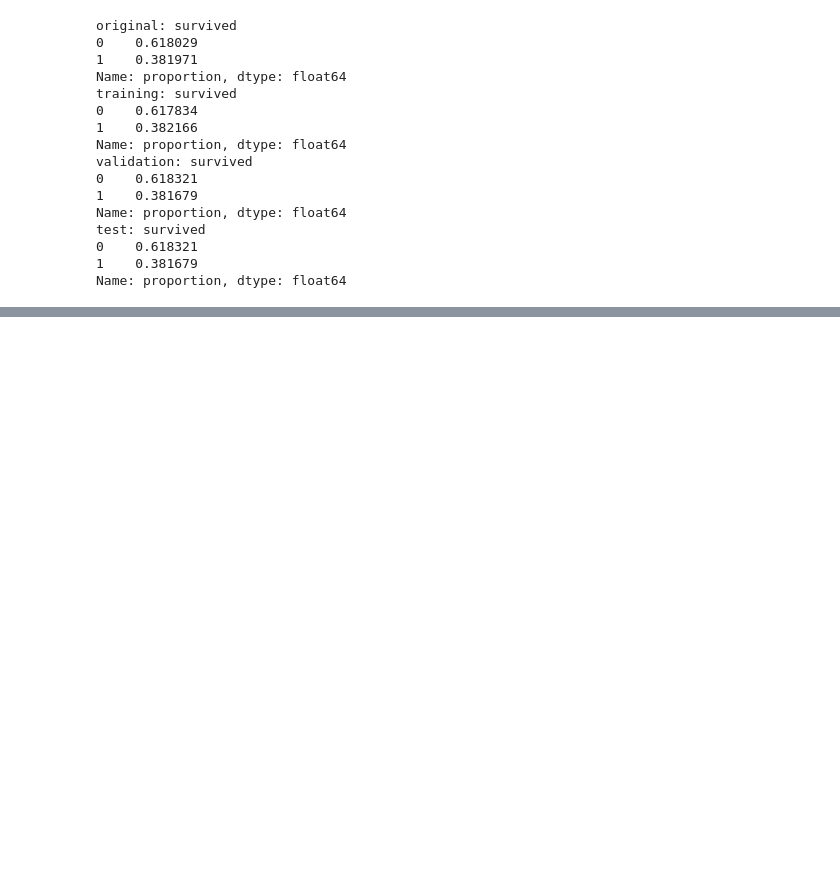
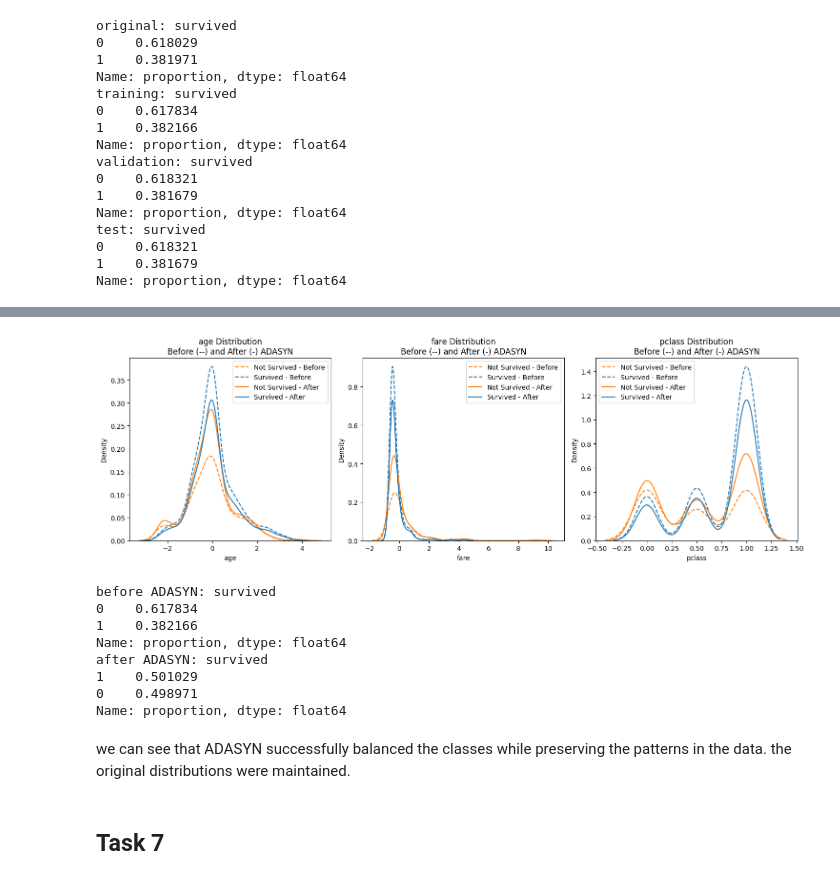
Before and after one commit to leaabj/ML-fundamentals-2025, a Jupyter notebook: assignment_1_lea_aboujaoude[_aboujaoude].ipynb, the cells around one changed output, grey strips where cells are left out. Drawn from its saved outputs; the diff is of its cells as text; code cells hidden in the pictures; blank space fills up the shorter version.

```diff
--- a/assignment_1_lea_aboujaoude[_aboujaoude].ipynb
+++ b/assignment_1_lea_aboujaoude[_aboujaoude].ipynb
@@ -410,0 +423,38 @@ Name: proportion, dtype: float64
+# %%
+ada = ADASYN(random_state=42)
+X_train_balanced, y_train_balanced = ada.fit_resample(X_train, y_train)
+
+features_to_plot = ['age', 'fare', 'pclass']
+fig, axes = plt.subplots(1, len(features_to_plot), figsize=(15, 5))
+
+for i, feature in enumerate(features_to_plot):
+    sns.kdeplot(data=X_train, x=feature, hue=y_train,
+                ax=axes[i], linestyle='--', label=['Not Survived', 'Survived'])
+
+    sns.kdeplot(data=X_train_balanced, x=feature, hue=y_train_balanced,
+                ax=axes[i], linestyle='-')
+
+    axes[i].set_title(f'{feature} Distribution\nBefore (--) and After (-) ADASYN')
+    axes[i].legend(['Not Survived - Before', 'Survived - Before',
+                   'Not Survived - After', 'Survived - After'])
+
+plt.tight_layout()
+plt.show()
+
+
+print("before ADASYN:", y_train.value_counts(normalize=True))
+print("after ADASYN:", y_train_balanced.value_counts(normalize=True))
+# %% [output]
+[figure, added]
+before ADASYN: survived
+0    0.617834
+1    0.382166
+Name: proportion, dtype: float64
+after ADASYN: survived
+1    0.501029
+0    0.498971
+Name: proportion, dtype: float64
+# %% [markdown]
+we can see that ADASYN successfully balanced the classes while preserving the patterns in the data. the original distributions were maintained.
+# %% [markdown]
+## Task 7
```
Also changed, not shown: parts of 5 cells of this notebook.
